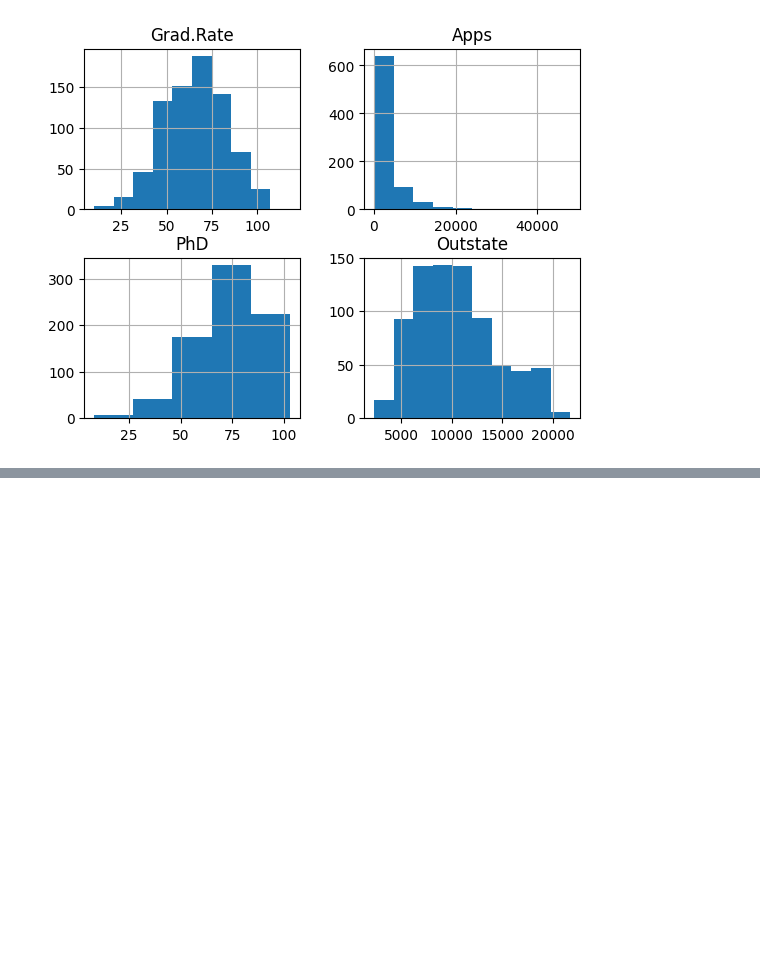
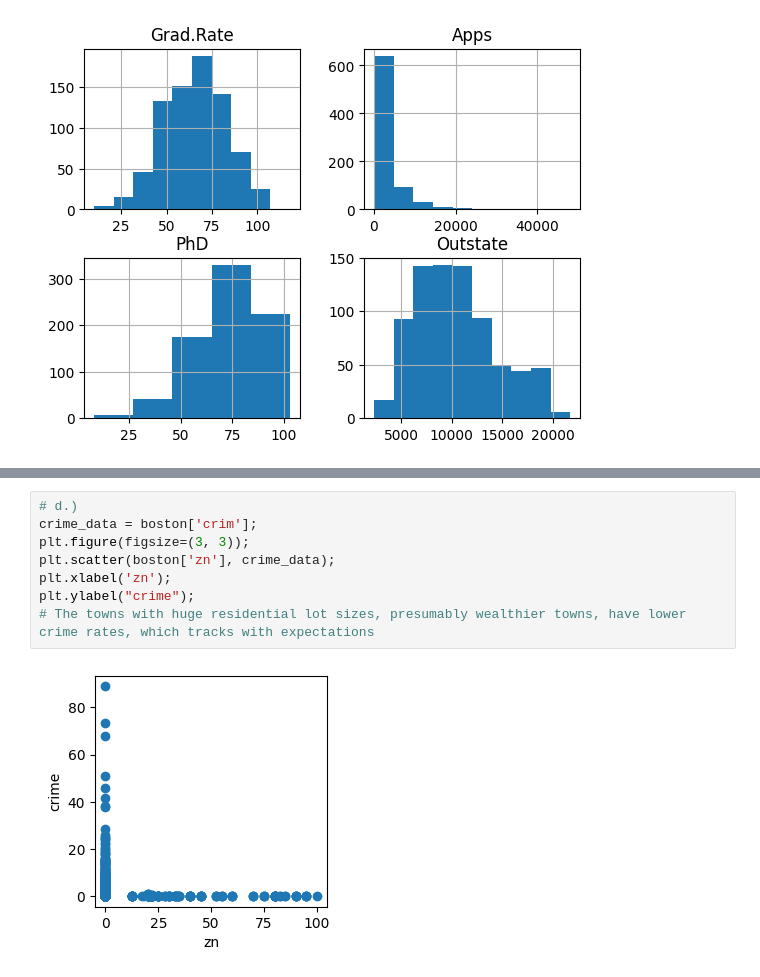
Before and after one commit to CRowland4/statistical_learning_python, a Jupyter notebook: Chapter_2/Exercises_Chapter_2.ipynb, the cells around one changed output, grey strips where cells are left out. Saved outputs shown, nothing was run; the diff lists cells and outputs as text; blank space fills up the shorter version.

```diff
--- a/Chapter_2/Exercises_Chapter_2.ipynb
+++ b/Chapter_2/Exercises_Chapter_2.ipynb
@@ -236,0 +352,10 @@ college.hist("PhD", bins=5, ax=ax[1, 0]);
+# %%
+# d.)
+crime_data = boston['crim'];
+plt.figure(figsize=(3, 3));
+plt.scatter(boston['zn'], crime_data);
+plt.xlabel('zn');
+plt.ylabel("crime");
+# The towns with huge residential lot sizes, presumably wealthier towns, have lower crime rates, which tracks with expectations
+# %% [output]
+[figure, added]
```
Also changed, not shown: parts of 35 cells of this notebook, 1 other file.
